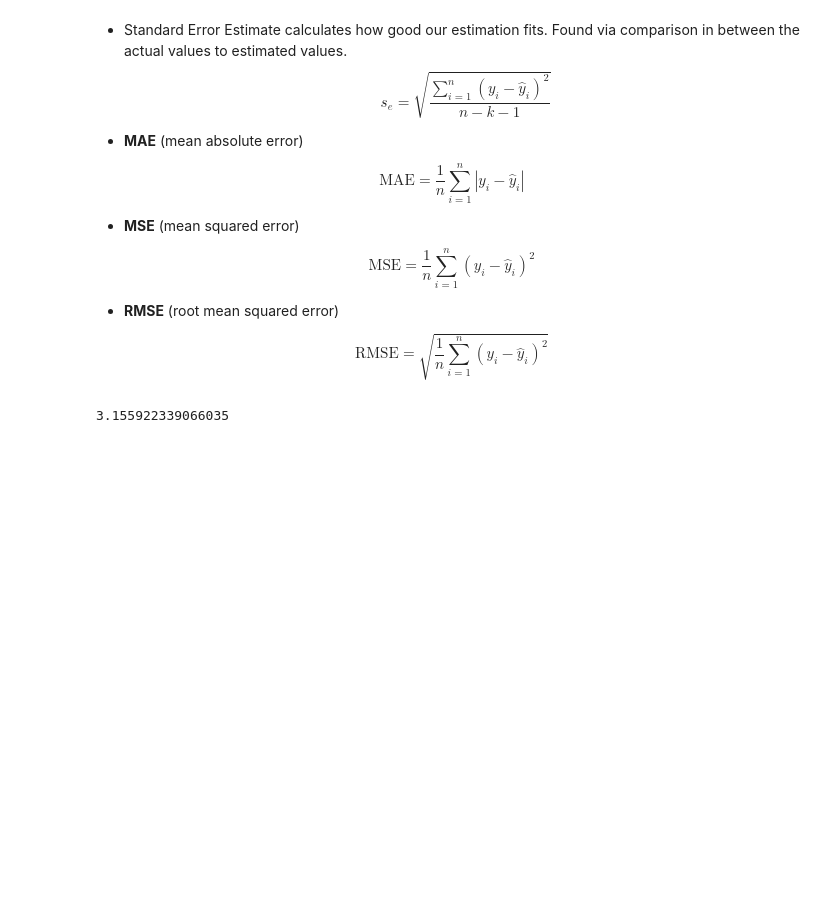
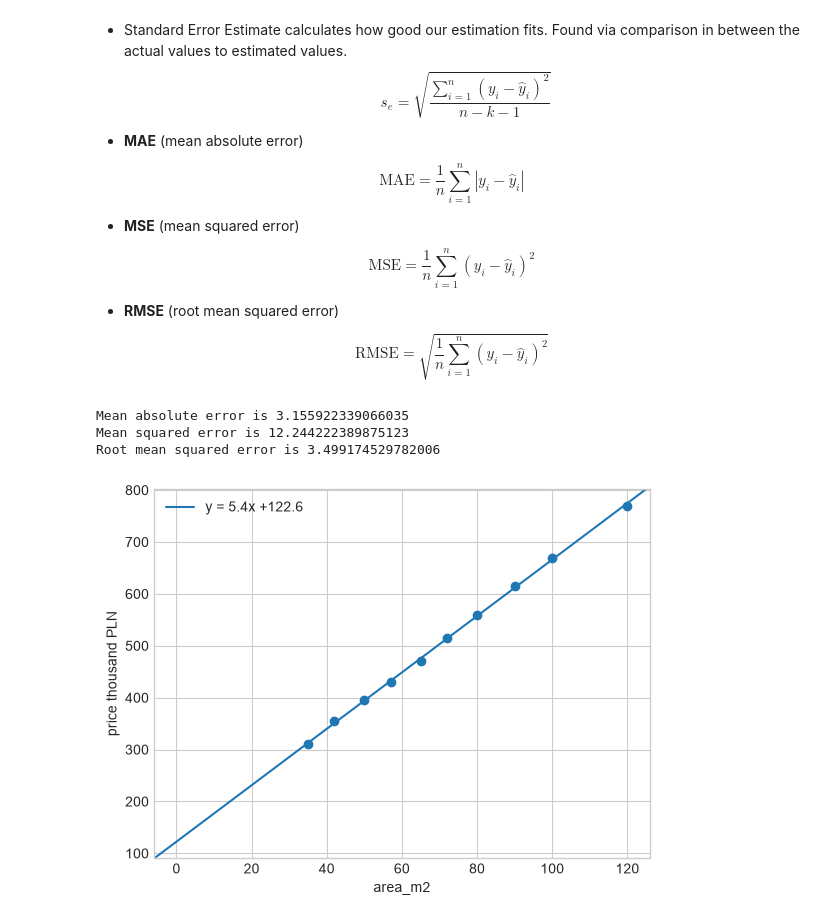
Before and after one commit to Tamertotos/data-science-ml-portfolio, a Jupyter notebook: linear-regression/sample.ipynb, the cells around one changed output. Saved outputs shown, nothing was run; the diff lists cells and outputs as text; code cells hidden in the pictures; blank space fills up the shorter version.

```diff
--- a/linear-regression/sample.ipynb
+++ b/linear-regression/sample.ipynb
@@ -124,6 +124,23 @@ $$\text{MSE} = \frac{1}{n}\sum_{i=1}^{n}(y_i - \hat{y}_i)^2$$
 $$\text{RMSE} = \sqrt{\frac{1}{n}\sum_{i=1}^{n}(y_i - \hat{y}_i)^2}$$
 # %%
 MAE = mean_absolute_error(price,price_predict)
-print(MAE)
+MSE = mean_squared_error(price,price_predict)
+RMSE = np.sqrt(MSE)
+print(f"Mean absolute error is {MAE}")
+print(f"Mean squared error is {MSE}")
+print(f"Root mean squared error is {RMSE}")
 # %% [output]
-3.155922339066035
+Mean absolute error is 3.155922339066035
+Mean squared error is 12.244222389875123
+Root mean squared error is 3.499174529782006
+# %%
+
+plt.scatter(area,price)
+plt.axline(xy1=(0, model.intercept_), slope=model.coef_[0], label=f'y = {model.coef_[0]:.1f}x +{model.intercept_:.1f}' )
+plt.xlabel("area_m2")
+plt.ylabel("price thousand PLN")
+plt.legend()
+plt.savefig("regression.png")
+plt.show()
+# %% [output]
+[figure, added]
```
Also changed, not shown: parts of 2 cells of this notebook, 2 other files.
